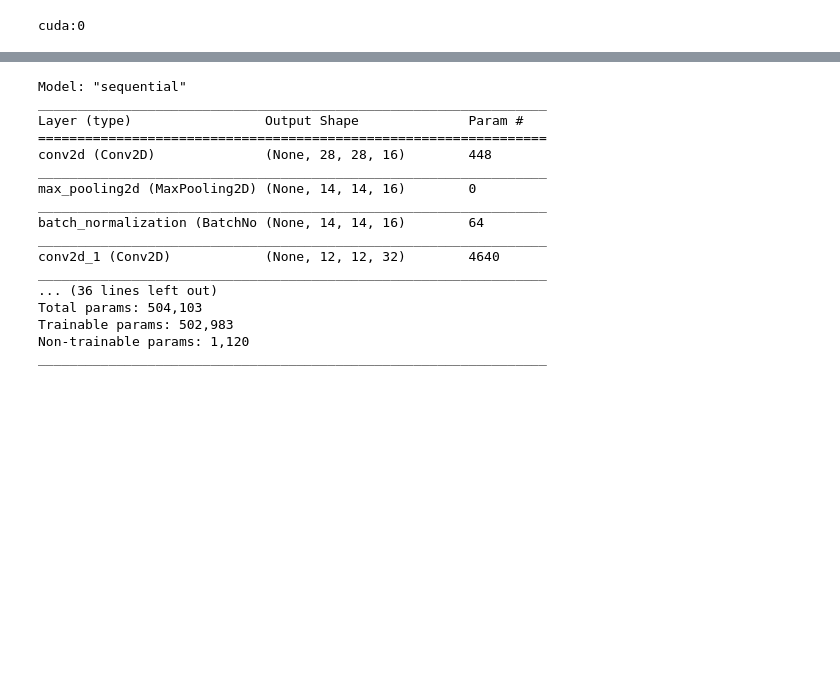
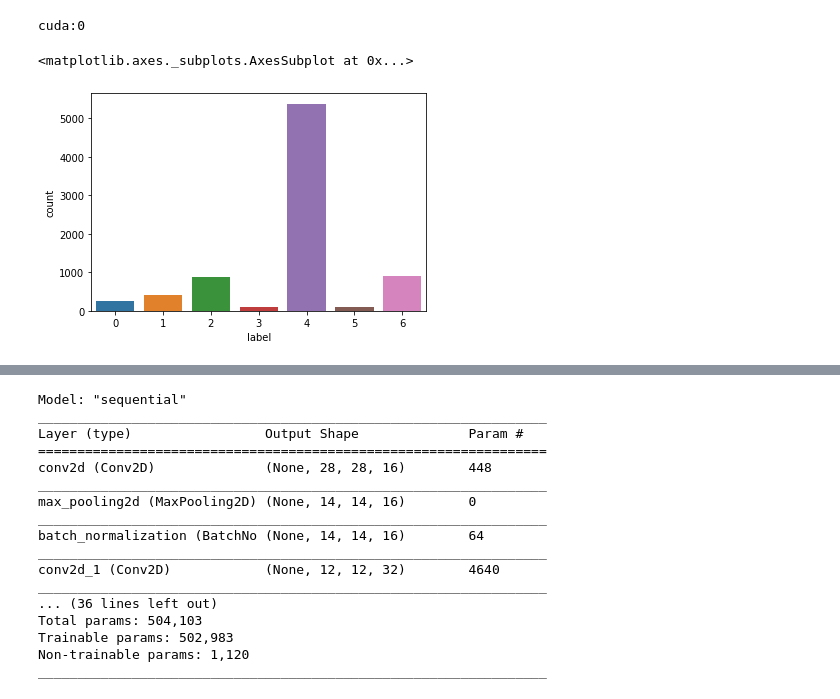
Before and after one commit to rohanmandrekar/Skin-Cancer-Classification, a Jupyter notebook: Skin_Cancer_Detection.ipynb, the cells around one changed output, grey strips where cells are left out. Drawn from its saved outputs; the diff is of its cells as text; code cells hidden in the pictures; blank space fills up the shorter version.

```diff
--- a/Skin_Cancer_Detection.ipynb
+++ b/Skin_Cancer_Detection.ipynb
@@ -78,3 +64,10 @@ cuda:0
+# %%
+import seaborn as sns
+
+sns.countplot(train_set['label'])
+# %% [output]
+<matplotlib.axes._subplots.AxesSubplot at 0x...>
+[figure, added]
 # %%
 from imblearn.over_sampling import RandomOverSampler
 oversample = RandomOverSampler()
```
Also changed, not shown: parts of 17 cells of this notebook.
